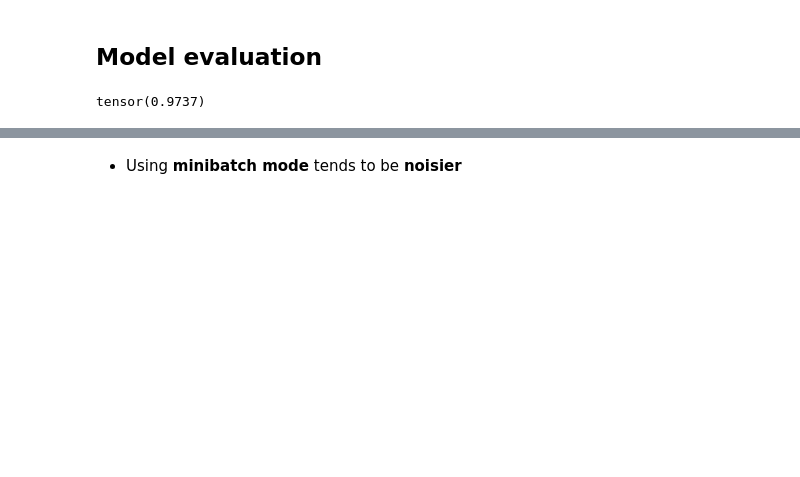
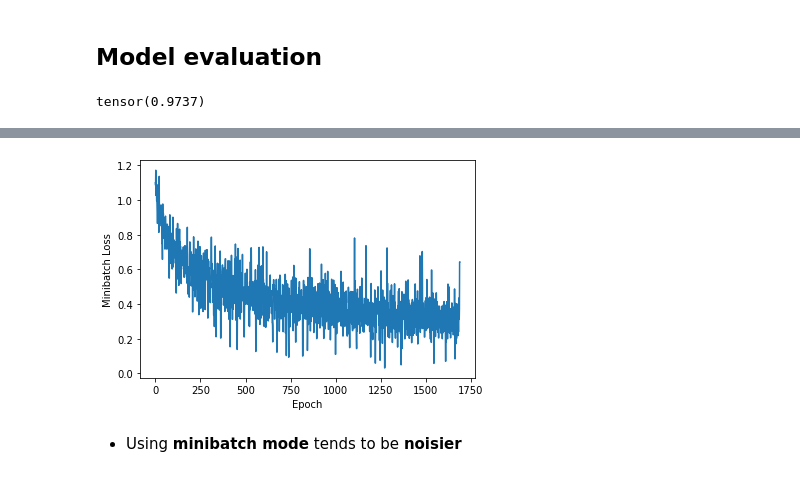
Before and after one commit to nhduc279/machine-learning-implementation, a Jupyter notebook: notebooks/logistic regression/multi-class classification/softmax_regression.ipynb, the cells around one changed output, grey strips where cells are left out. Cells and saved outputs as stored; diff of their text form; code cells hidden in the pictures; blank space fills up the shorter version.

```diff
--- a/notebooks/logistic regression/multi-class classification/softmax_regression.ipynb
+++ b/notebooks/logistic regression/multi-class classification/softmax_regression.ipynb
@@ -150,2 +154,10 @@ plt.show()
+# %%
+# plot the minibatch loss after each epoch
+plt.plot(range(len(minibatch_cost)), minibatch_cost)
+plt.xlabel('Epoch')
+plt.ylabel('Minibatch Loss')
+plt.show()
+# %% [output]
+[figure, added]
 # %% [markdown]
 - Using **minibatch mode** tends to be **noisier**
```
Also changed, not shown: parts of 4 cells of this notebook.
